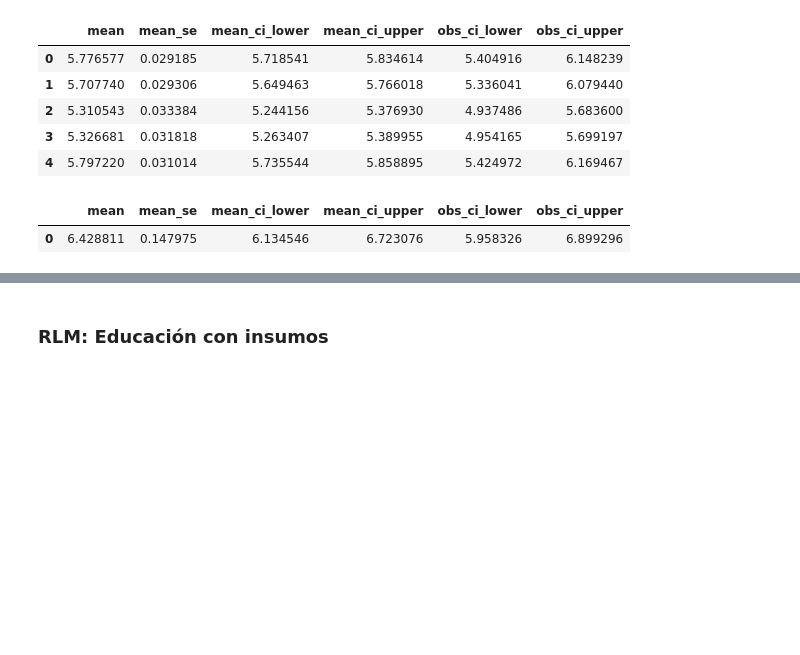
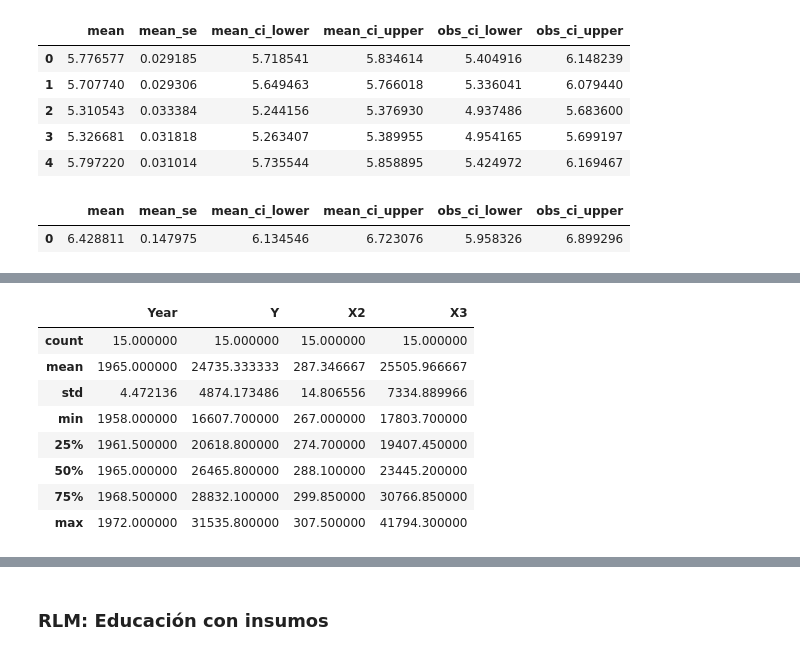
Before and after one commit to vmoprojs/IntroEconometricsWO, a Jupyter notebook: Regresion.ipynb, the cells around one changed output, grey strips where cells are left out. Cells and saved outputs as stored; diff of their text form; code cells hidden in the pictures; blank space fills up the shorter version.

```diff
--- a/Regresion.ipynb
+++ b/Regresion.ipynb
@@ -1023,0 +1034,15 @@ lzip(nombres, resultado)
+# %%
+uu = "https://raw.githubusercontent.com/vmoprojs/DataLectures/master/GA/tabla7_3.csv"
+datos =  pd.read_csv(uu,sep=";")
+# %%
+datos.describe()
+# %% [output]
+|  | Year | Y | X2 | X3 |
+| count | 15.000000 | 15.000000 | 15.000000 | 15.000000 |
+| mean | 1965.000000 | 24735.333333 | 287.346667 | 25505.966667 |
+| std | 4.472136 | 4874.173486 | 14.806556 | 7334.889966 |
+| min | 1958.000000 | 16607.700000 | 267.000000 | 17803.700000 |
+| 25% | 1961.500000 | 20618.800000 | 274.700000 | 19407.450000 |
+| 50% | 1965.000000 | 26465.800000 | 288.100000 | 23445.200000 |
+| 75% | 1968.500000 | 28832.100000 | 299.850000 | 30766.850000 |
+| max | 1972.000000 | 31535.800000 | 307.500000 | 41794.300000 |
```
Also changed, not shown: parts of 89 cells of this notebook, 36 other files.
